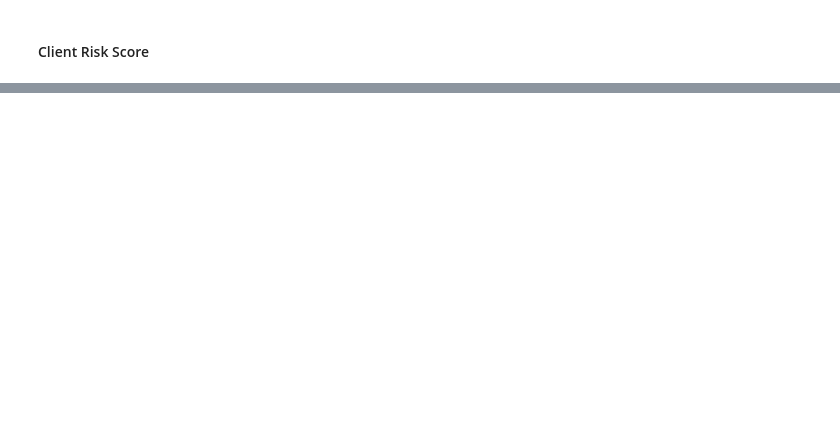
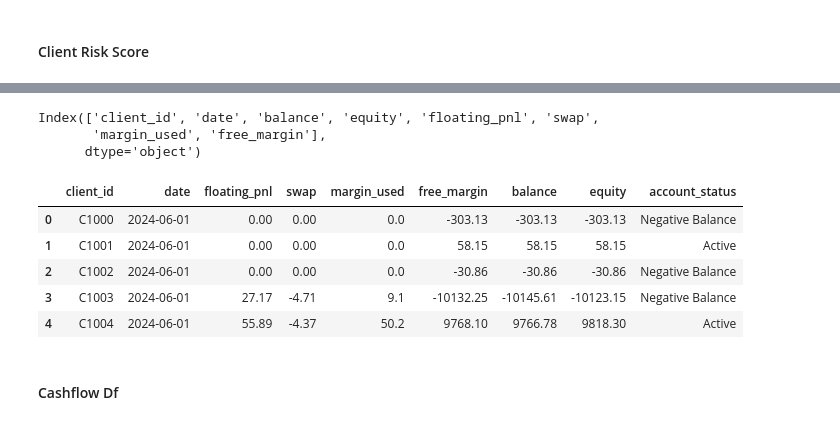
Before and after one commit to nasrulkhair/Full-Project, a Jupyter notebook: data.ipynb, the cells around one changed output, grey strips where cells are left out. Saved outputs shown, nothing was run; the diff lists cells and outputs as text; code cells hidden in the pictures; blank space fills up the shorter version.

```diff
--- a/data.ipynb
+++ b/data.ipynb
@@ -315,0 +489,27 @@ client_risk_score_df.head()
+# %%
+snapshots_df.columns
+# %% [output]
+Index(['client_id', 'date', 'balance', 'equity', 'floating_pnl', 'swap',
+       'margin_used', 'free_margin'],
+      dtype='object')
+# %%
+# Rearrange columns
+snapshots_df = snapshots_df[['client_id', 'date', 'floating_pnl', 'swap', 'margin_used', 'free_margin','balance', 'equity']]
+
+# Mapping account status based on - balance, free margin, and equity
+snapshots_df['account_status'] = snapshots_df.apply(
+    lambda x: 'Negative Balance' if x['balance'] < 0 else
+              'Margin Call' if x['free_margin'] < 0 else
+              'Active', axis = 1
+)
+
+snapshots_df.head()
+# %% [output]
+|  | client_id | date | floating_pnl | swap | margin_used | free_margin | balance | equity | account_status |
+| 0 | C1000 | 2024-06-01 | 0.00 | 0.00 | 0.0 | -303.13 | -303.13 | -303.13 | Negative Balance |
+| 1 | C1001 | 2024-06-01 | 0.00 | 0.00 | 0.0 | 58.15 | 58.15 | 58.15 | Active |
+| 2 | C1002 | 2024-06-01 | 0.00 | 0.00 | 0.0 | -30.86 | -30.86 | -30.86 | Negative Balance |
+| 3 | C1003 | 2024-06-01 | 27.17 | -4.71 | 9.1 | -10132.25 | -10145.61 | -10123.15 | Negative Balance |
+| 4 | C1004 | 2024-06-01 | 55.89 | -4.37 | 50.2 | 9768.10 | 9766.78 | 9818.30 | Active |
+# %% [markdown]
+#### Cashflow Df
```
Also changed, not shown: parts of 30 cells of this notebook, 18 other files.
